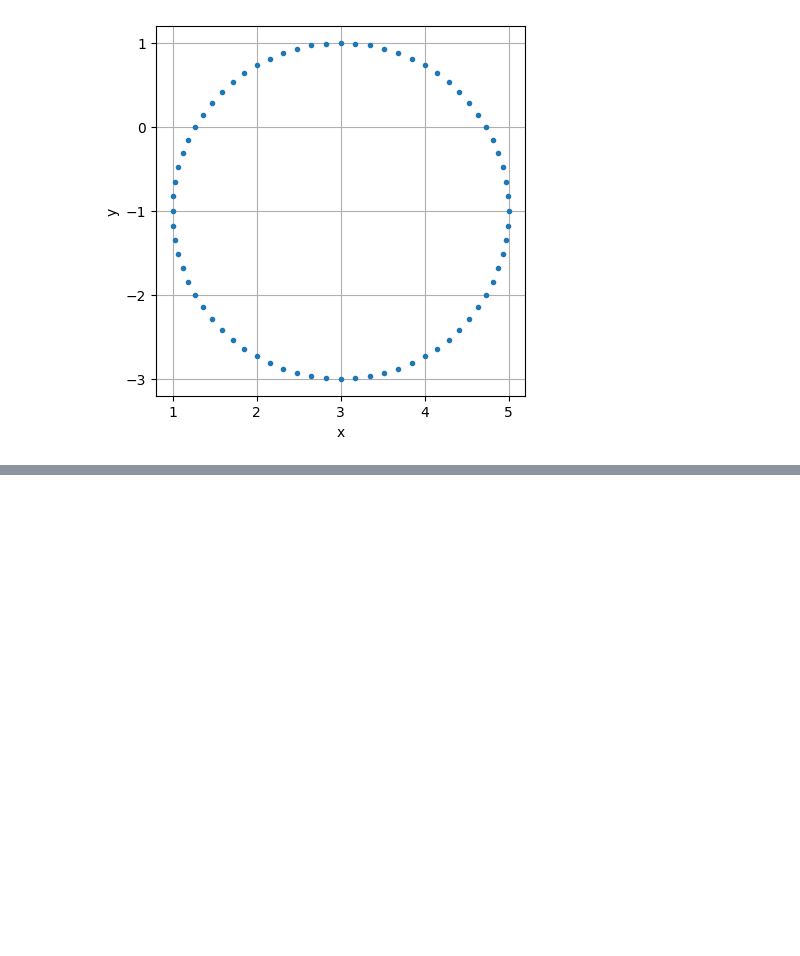
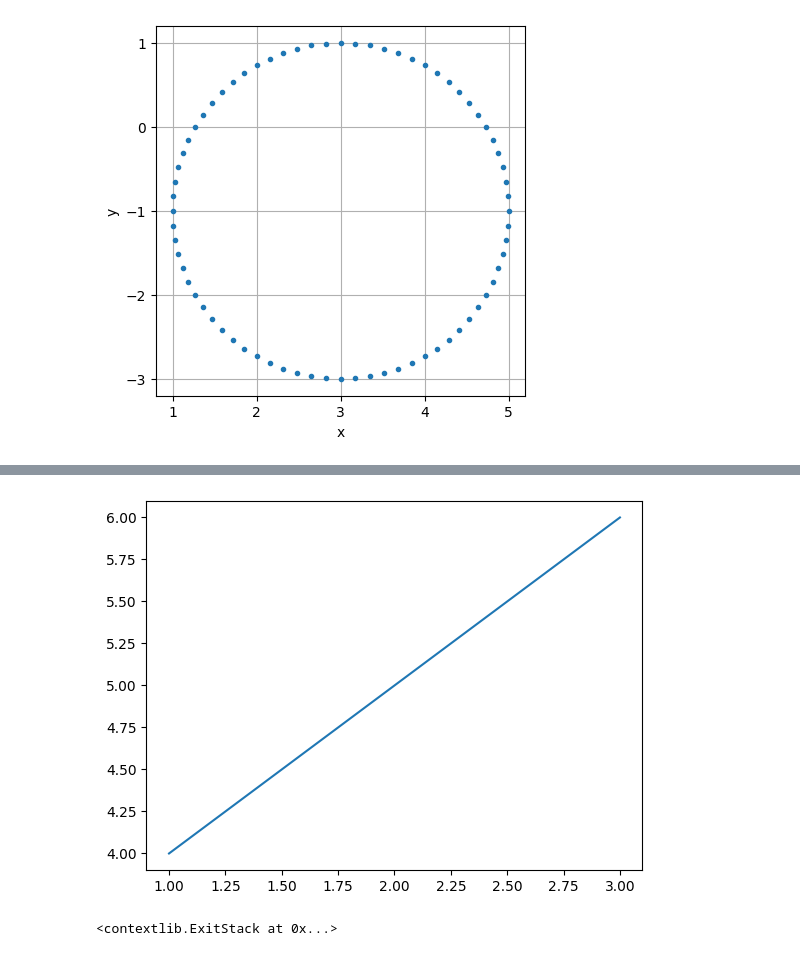
Before and after one commit to dudung/py-jupyter-nb, a Jupyter notebook: src/sandbox/01_pyplot_draw_circle.ipynb, the cells around one changed output, grey strips where cells are left out. Drawn from its saved outputs; the diff is of its cells as text; code cells hidden in the pictures; blank space fills up the shorter version.

```diff
--- a/src/sandbox/01_pyplot_draw_circle.ipynb
+++ b/src/sandbox/01_pyplot_draw_circle.ipynb
@@ -35,0 +57,38 @@ plt.show()
+# %%
+import matplotlib.pyplot as plt
+from matplotlib.backends.backend_agg import FigureCanvasAgg as FigureCanvas
+
+def create_plot():
+    fig, ax = plt.subplots()
+    ax.plot([1, 2, 3], [4, 5, 6])
+
+    # Attach a canvas to prevent interactive display
+    canvas = FigureCanvas(fig)
+
+    return fig, ax
+
+# Create the plot but do not show it
+fig, ax = create_plot()
+
+# Later, when ready to display
+plt.show()
+# %% [output]
+[figure, added]
+# %%
+import matplotlib.pyplot as plt
+
+def create_plot():
+    plt.ioff()  # Turn off interactive mode
+    fig = plt.figure()  # Create figure without showing it
+    ax = fig.add_subplot(111)
+    ax.plot([1, 2, 3], [4, 5, 6])
+
+    return fig, ax  # Return the plot handler
+
+# Create the plot but do not show it
+fig, ax = create_plot()
+
+# Later, when you want to display it
+plt.ion()  # Re-enable interactive mode (optional)
+# %% [output]
+<contextlib.ExitStack at 0x...>
```
Also changed, not shown: parts of 3 cells of this notebook.
